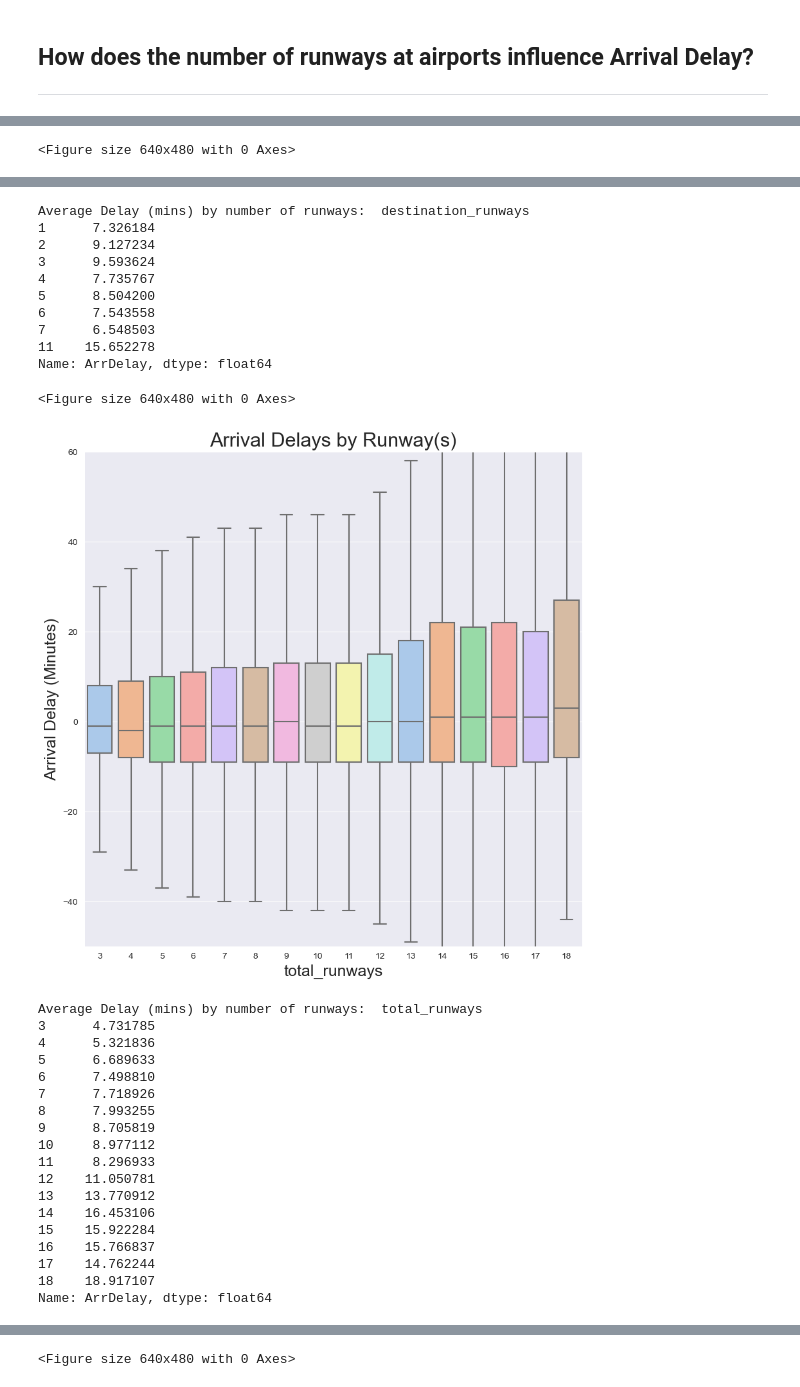
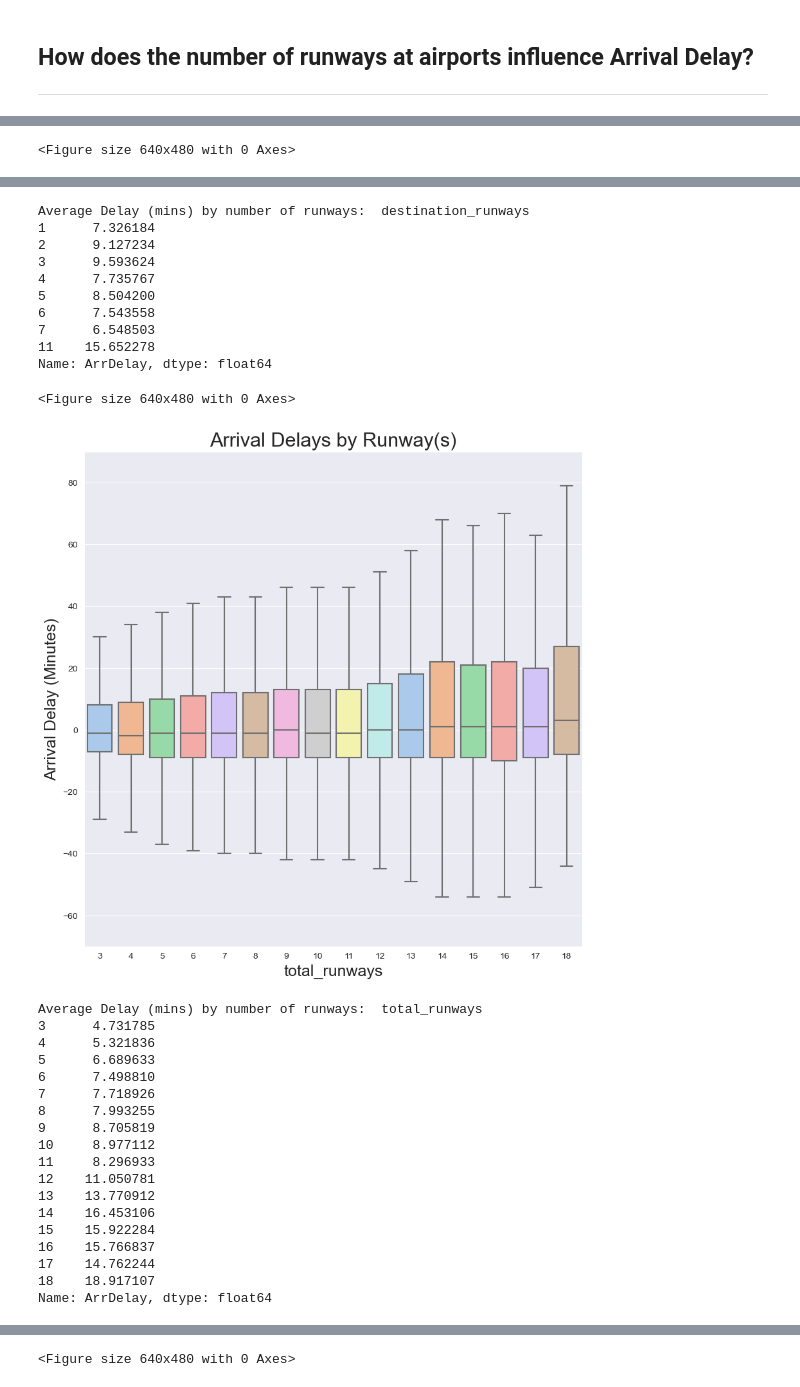
Before and after one commit to ONV1809/US-Flight-Delay-Project, a Jupyter notebook: Delay Prediction1 - EDA.ipynb, the cells around one changed output, grey strips where cells are left out. Cells and saved outputs as stored; diff of their text form; code cells hidden in the pictures.

```diff
--- a/Delay Prediction1 - EDA.ipynb
+++ b/Delay Prediction1 - EDA.ipynb
@@ -698,9 +816,7 @@ plt.show()
 ## How does the number of runways at airports influence Arrival Delay?
 ---
 # %%
-plane_df.head()
-
-runways = ["origin_runways","destination_runways", "total_runways"]
+runways = ["origin_runways","destination_runways", "total_runways"] #selecting the columns which referred to runways in the plane_df dataframe.
 
 for runway in runways:
     plt.clf()
@@ -710,7 +826,7 @@ for runway in runways:
     plt.title('Arrival Delays by Runway(s)',fontsize=22)
     plt.xlabel(runway, fontsize=18)
     plt.ylabel('Arrival Delay (Minutes)',fontsize=18)
-    plt.ylim(-50,60)
+    plt.ylim(-70,90)
     plt.show()
     print("Average Delay (mins) by number of runways: ",plane_df.groupby(runway).mean()["ArrDelay"])
 # %% [output]
@@ -731,15 +847,15 @@ Name: ArrDelay, dtype: float64
 Average Delay (mins) by number of runways:  destination_runways
 1      7.326184
 2      9.127234
 3      9.593624
 4      7.735767
 5      8.504200
 6      7.543558
 7      6.548503
 11    15.652278
 Name: ArrDelay, dtype: float64
 <Figure size 640x480 with 0 Axes>
-[figure, old version]
+[figure, new version]
 Average Delay (mins) by number of runways:  total_runways
 3      4.731785
 4      5.321836
```
Also changed, not shown: parts of 63 cells of this notebook.
